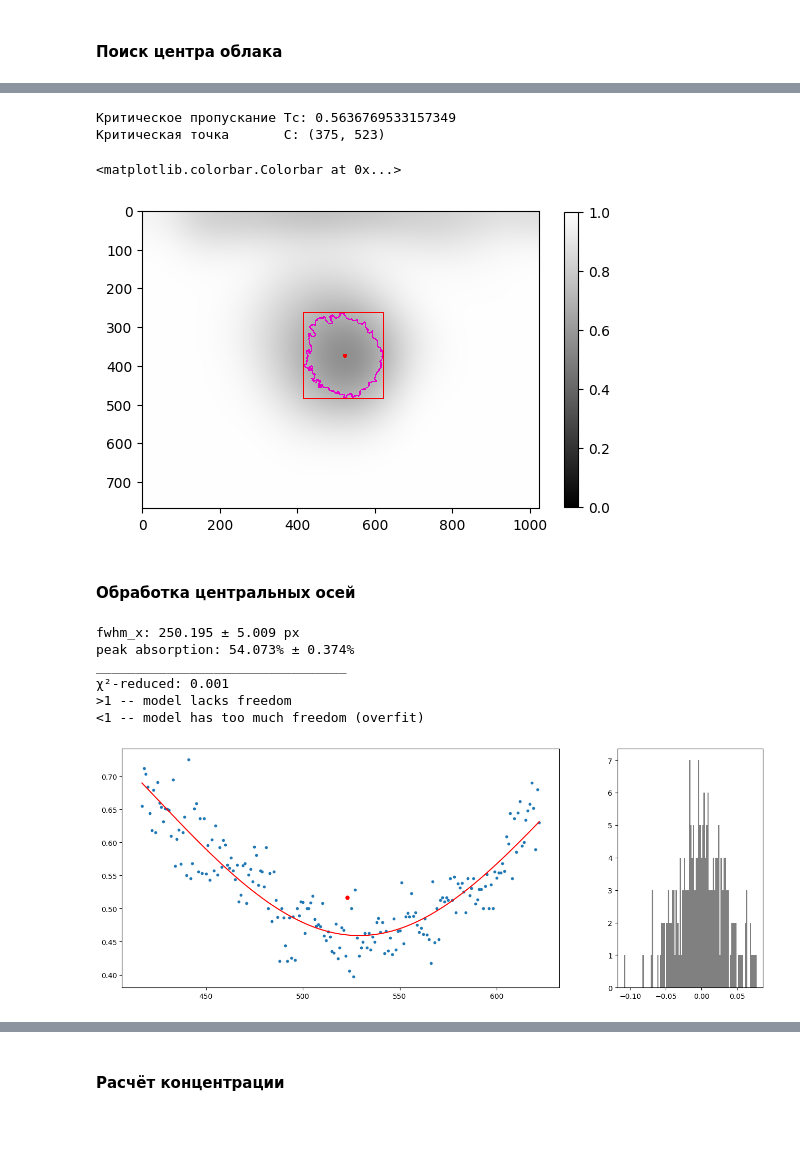
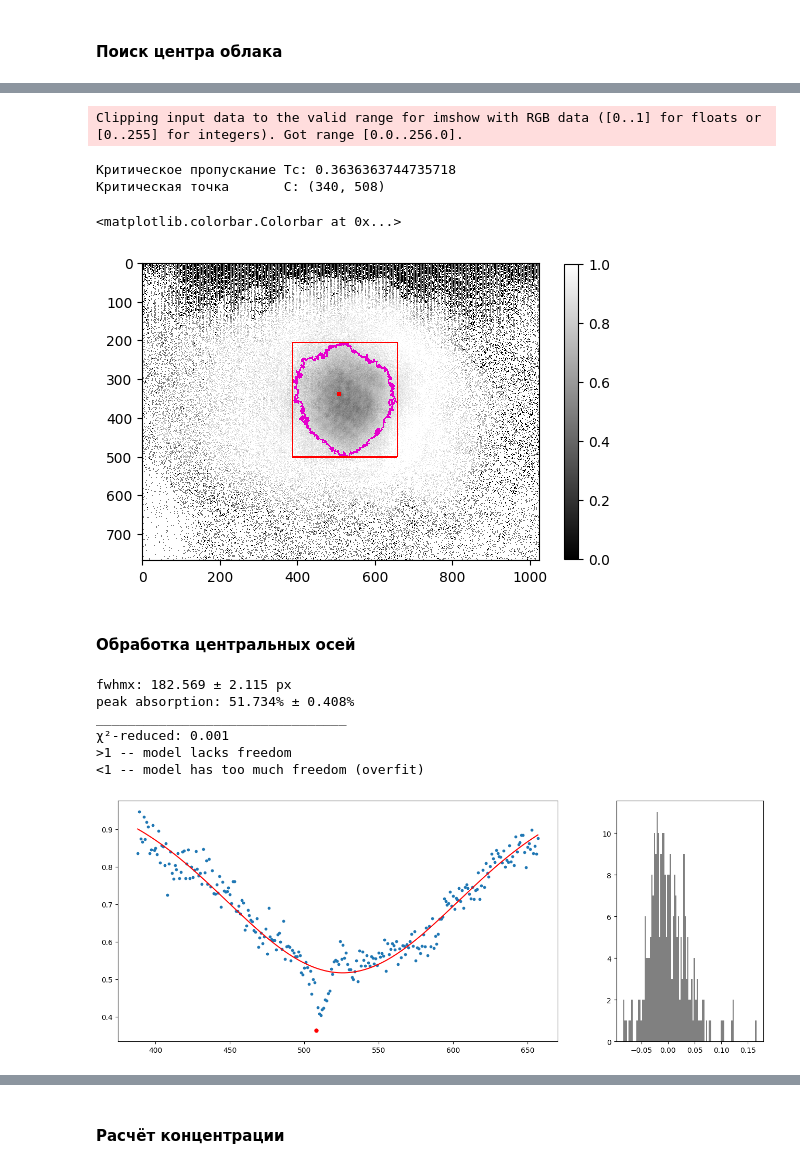
Before and after one commit to chekhyr/AbIm-soft, a Jupyter notebook: AI_Calcium.ipynb, the cells around one changed output, grey strips where cells are left out. Cells and saved outputs as stored; diff of their text form; code cells hidden in the pictures; blank space fills up the shorter version.

```diff
--- a/AI_Calcium.ipynb
+++ b/AI_Calcium.ipynb
@@ -27,13 +27,13 @@ K_abs = 0.0008332755449029944
 # %% [markdown]
 #### Обработка поглощения
 # %%
-file_abs = "image_5"
+file = "image_0"
 #directory = r"..//" #EXPERIMENTS
 #directory = r"../..//" #desktop
-directory = r"../2025-10-09_densityScan_b=75/d=6.86V//" #EXPERIMENTS
+directory = r"../2025-10-09_densityScan_b=75/d=6.58V//" #EXPERIMENTS
 
 '''Чтение и разбиение файла'''
-img = PIL.Image.open(directory + file_abs + ".tif") #initially a grayscale image
+img = PIL.Image.open(directory + file + ".tif") #initially a grayscale image
 
 shots = []
 try:
@@ -65,19 +65,9 @@ plt.colorbar(shrink=.8)
 # %% [markdown]
 #### Поиск центра облака
 # %%
-'''Фильтрация физичных T<=1'''
-F = np.copy(T)
-for i in range(rows):
-    for j in range(columns):
-        if T[i, j] > 1:
-            F[i, j] = 1
-
-'''Сглаживание шумов'''
-M = cv2.medianBlur(F, 5)
-
-TRSH = .65
+TRSH = .85
 '''Фильтрация пропускания ниже порогового значения'''
-_, binary = cv2.threshold(M, TRSH, 1, cv2.THRESH_BINARY_INV)
+_, binary = cv2.threshold(T, TRSH, 1, cv2.THRESH_BINARY_INV)
 # THRESH_BINARY_INV:
 #  ≤ TRSH = белые
 #  > TRSH = черные
@@ -91,48 +81,49 @@ plt.colorbar(shrink=.8)
 # %%
 '''Выделение контура поглощения'''
 contours, _ = cv2.findContours(binary.astype(np.uint8), cv2.RETR_EXTERNAL, cv2.CHAIN_APPROX_SIMPLE)
 assert contours != (), "Err: no contours found"
 
+'''Фильтрование верхнего шума'''
 filtered_contours = []
 for contour in contours:
     x, y, w, h = cv2.boundingRect(contour)
     if y > binary.shape[0] * 0.2:
         filtered_contours.append(contour)
 assert filtered_contours != (), "Err: no contours meets filtering condition"
 
+'''Формирование маски'''
 largest_contour = max(filtered_contours, key=cv2.contourArea)
 ROI = np.zeros_like(T, dtype=np.uint8)
 cv2.drawContours(ROI, [largest_contour], -1, 255, thickness=cv2.FILLED)
 
-G = cv2.GaussianBlur(M, (0, 0), sigmaX=50)
-#G = cv2.bilateralFilter(M, d=1, sigmaColor=1e-8, sigmaSpace=1e-8)
-'''Нахождение минимума пропускания в нём'''
-min_val, _, (jc_abs, ic_abs), _ = cv2.minMaxLoc(G, mask=ROI)
-print(f"Критическое пропускание\tTc: {min_val}\nКритическая точка\tC: {(ic_abs, jc_abs)} ")
+'''Нахождение минимума пропускания в ней'''
+min_val, _, (jc, ic), _ = cv2.minMaxLoc(T, mask=ROI)
+print(f"Критическое пропускание\tTc: {min_val}\nКритическая точка\tC: {(ic, jc)} ")
 
-'''Ограничивающий прямоугольник'''
-j_min, i_min, w, h = cv2.boundingRect(largest_contour)
-j_max = j_min + w
-i_max = i_min + h
+'''Оопределение ограничивающего прямоугольника'''
+j_min, i_min, width, height = cv2.boundingRect(largest_contour)
+j_max = j_min + width
+i_max = i_min + height
 
 '''Отрисовка полученного контура'''
-output = cv2.cvtColor(G, cv2.COLOR_GRAY2BGR)  # Переводим в BGR для рисования
+output = cv2.cvtColor(T, cv2.COLOR_GRAY2BGR)  # Переводим в BGR для рисования
 cv2.drawContours(output, [largest_contour], -1, (.9, 0, .8), 2)
-cv2.circle(output, (jc_abs, ic_abs), 6, (1., 0, 0), -1)
+cv2.circle(output, (jc, ic), 6, (1., 0, 0), -1)
 cv2.rectangle(output, (j_min, i_min), (j_max, i_max), (1., 0, 0), 2)
 output_rgb = cv2.cvtColor(output, cv2.COLOR_BGR2RGB)
 plt.imshow(output, interpolation='none', cmap="gray")
 plt.colorbar(shrink=.8)
 # %% [output]
-Критическое пропускание Tc: 0.5636769533157349
-Критическая точка       C: (375, 523)
+Clipping input data to the valid range for imshow with RGB data ([0..1] for floats or [0..255] for integers). Got range [0.0..256.0].
-<matplotlib.colorbar.Colorbar at 0x...>
+Критическое пропускание Tc: 0.3636363744735718
+Критическая точка       C: (340, 508)
+<matplotlib.colorbar.Colorbar at 0x...>
-[figure, old version]
+[figure, new version]
 # %% [markdown]
 #### Обработка центральных осей
 # %%
-'''Профиль по оси j (для величины w_x)'''
-data = 1-T[ic_abs, j_min:j_max] #без медианного сглаживания шумы слишком сильные, чтобы сигнал был различим
+'''Профиль по оси j (для величины wx)'''
+data = 1-T[ic, j_min:j_max] #без медианного сглаживания шумы слишком сильные, чтобы сигнал был различим
 arg = np.arange(j_min, j_max, 1)
 
 '''Фитирование нормальным распределением'''
@@ -140,32 +131,34 @@ pars = gauss.guess(data, x=arg) #затравочные параметры
 out = gauss.fit(data, pars, x=arg, calc_covar=False)
 
 residuals = data - out.best_fit
-fwhmx_abs = out.params["fwhm"].value
-wx_abs = out.params["sigma"].value
-peak_abs = out.params["height"].value
+wx = out.params["sigma"].value
+fwhmx = out.params["fwhm"].value
+peak = 1-out.params["height"].value
 
-print("fwhm_x: %.3f ± %.3f px" % (fwhmx_abs, out.params["fwhm"].stderr)) #stderr соответствует p = 0.68 (1-сигма)
-#print("w_x: %.3f ± %.3f px" % (wx_abs, out.params["sigma"].stderr))
-print("peak absorption: %.3f%% ± %.3f%%" % (peak_abs*100, out.params["height"].stderr*100))
+'''Вывод фитирования'''
+print("fwhmx: %.3f ± %.3f px" % (fwhmx, out.params["fwhm"].stderr)) #stderr соответствует p = 0.68 (1-сигма)
+#print("wx: %.3f ± %.3f px" % (wx, out.params["sigma"].stderr))
+print("peak absorption: %.3f%% ± %.3f%%" % (peak*100, out.params["height"].stderr*100))
 print("________________________________")
 print("χ²-reduced: \033[31m%.3f\033[0m" % out.redchi)
 print(">1 -- model lacks freedom")
 print("<1 -- model has too much freedom (overfit)")
 #print("Fit explains \033[31m%.3f\033[0m%% of data (R² param)" % (out.rsquared*100))
 
+'''Визуализация'''
 fig, ax = plt.subplots(1, 2, gridspec_kw={'width_ratios': [3, 1]}, figsize=(16, 6))
 ax[0].scatter(arg, 1-data, s=10)
 ax[0].plot(arg, 1-out.best_fit, "r-")
-ax[0].plot(jc_abs, 1-data[jc_abs-j_min], 'r.', markersize=10)
+ax[0].plot(jc, 1-data[jc-j_min], 'r.', markersize=10)
 ax[1].hist(residuals.flatten(), bins=100, color="gray")
 plt.show()
 # %% [output]
-fwhm_x: 250.195 ± 5.009 px
-peak absorption: 54.073% ± 0.374%
+fwhmx: 182.569 ± 2.115 px
+peak absorption: 51.734% ± 0.408%
 ________________________________
 χ²-reduced: 0.001
 >1 -- model lacks freedom
 <1 -- model has too much freedom (overfit)
-[figure, old version]
+[figure, new version]
 # %%
 '''Профиль по оси i (для величины w_y)'''
```
Also changed, not shown: parts of 5 cells of this notebook.
